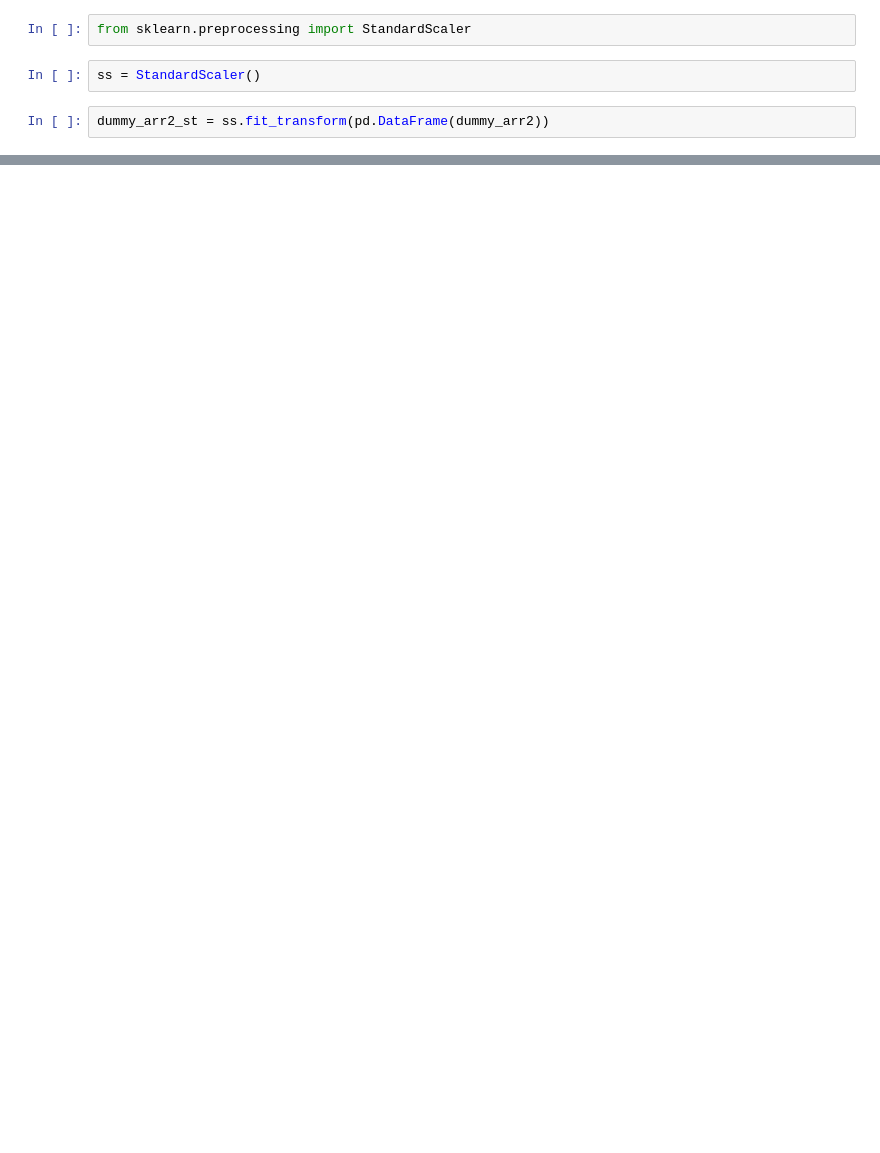
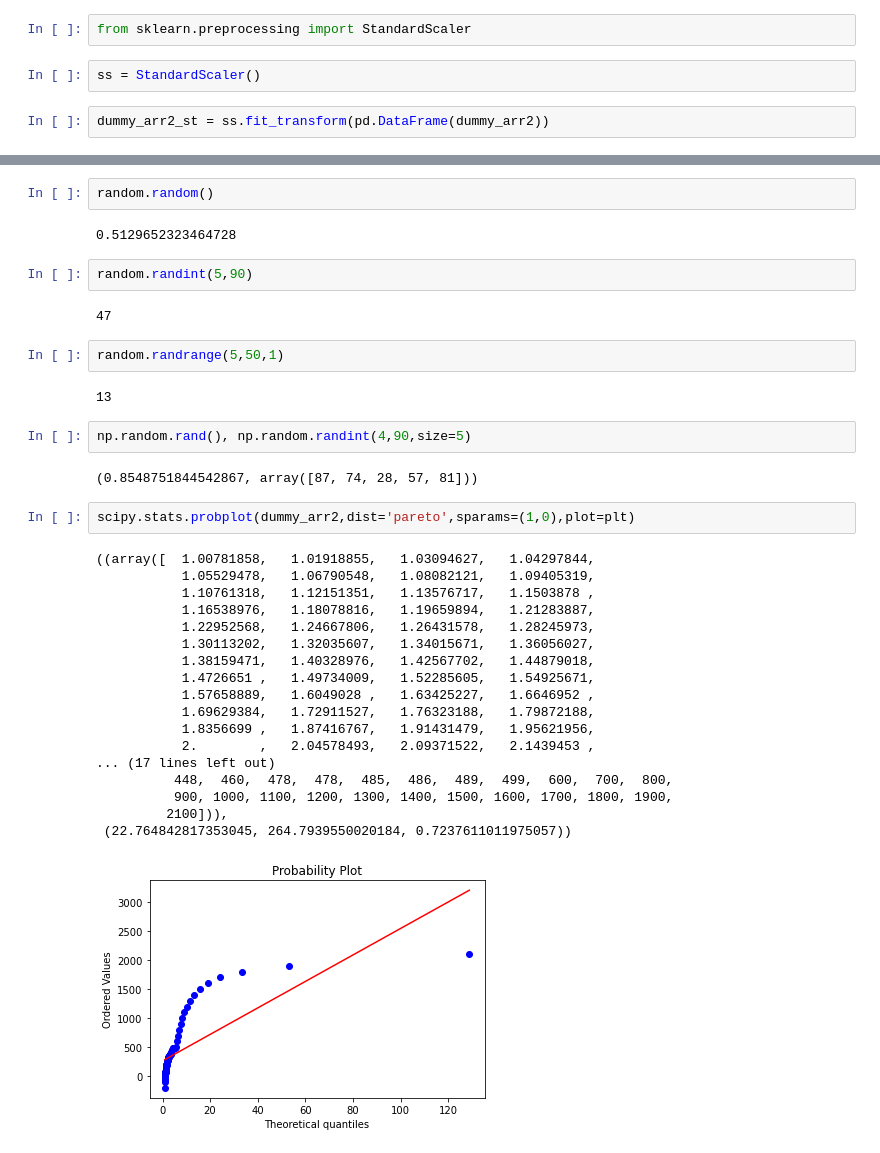
Before and after one commit to raj-shr-git/AAIC_Practice, a Jupyter notebook: VIDEO_PRACTICE/MODULE-1/M2_Sec1_EDA.ipynb, the cells around one changed output, grey strips where cells are left out. Saved outputs shown, nothing was run; the diff lists cells and outputs as text; blank space fills up the shorter version.

```diff
--- a/VIDEO_PRACTICE/MODULE-1/M2_Sec1_EDA.ipynb
+++ b/VIDEO_PRACTICE/MODULE-1/M2_Sec1_EDA.ipynb
@@ -525,0 +530,37 @@ prob_plot.qqplot(line='q');
+# %%
+random.random()
+# %% [output]
+0.5129652323464728
+# %%
+random.randint(5,90)
+# %% [output]
+47
+# %%
+random.randrange(5,50,1)
+# %% [output]
+13
+# %%
+np.random.rand(), np.random.randint(4,90,size=5)
+# %% [output]
+(0.8548751844542867, array([87, 74, 28, 57, 81]))
+# %%
+scipy.stats.probplot(dummy_arr2,dist='pareto',sparams=(1,0),plot=plt)
+# %% [output]
+((array([  1.00781858,   1.01918855,   1.03094627,   1.04297844,
+           1.05529478,   1.06790548,   1.08082121,   1.09405319,
+           1.10761318,   1.12151351,   1.13576717,   1.1503878 ,
+           1.16538976,   1.18078816,   1.19659894,   1.21283887,
+           1.22952568,   1.24667806,   1.26431578,   1.28245973,
+           1.30113202,   1.32035607,   1.34015671,   1.36056027,
+           1.38159471,   1.40328976,   1.42567702,   1.44879018,
+           1.4726651 ,   1.49734009,   1.52285605,   1.54925671,
+           1.57658889,   1.6049028 ,   1.63425227,   1.6646952 ,
+           1.69629384,   1.72911527,   1.76323188,   1.79872188,
+           1.8356699 ,   1.87416767,   1.91431479,   1.95621956,
+           2.        ,   2.04578493,   2.09371522,   2.1439453 ,
+... (17 lines left out)
+          448,  460,  478,  478,  485,  486,  489,  499,  600,  700,  800,
+          900, 1000, 1100, 1200, 1300, 1400, 1500, 1600, 1700, 1800, 1900,
+         2100])),
+ (22.764842817353045, 264.7939550020184, 0.7237611011975057))
+[figure, added]
```
Also changed, not shown: parts of 23 cells of this notebook.
